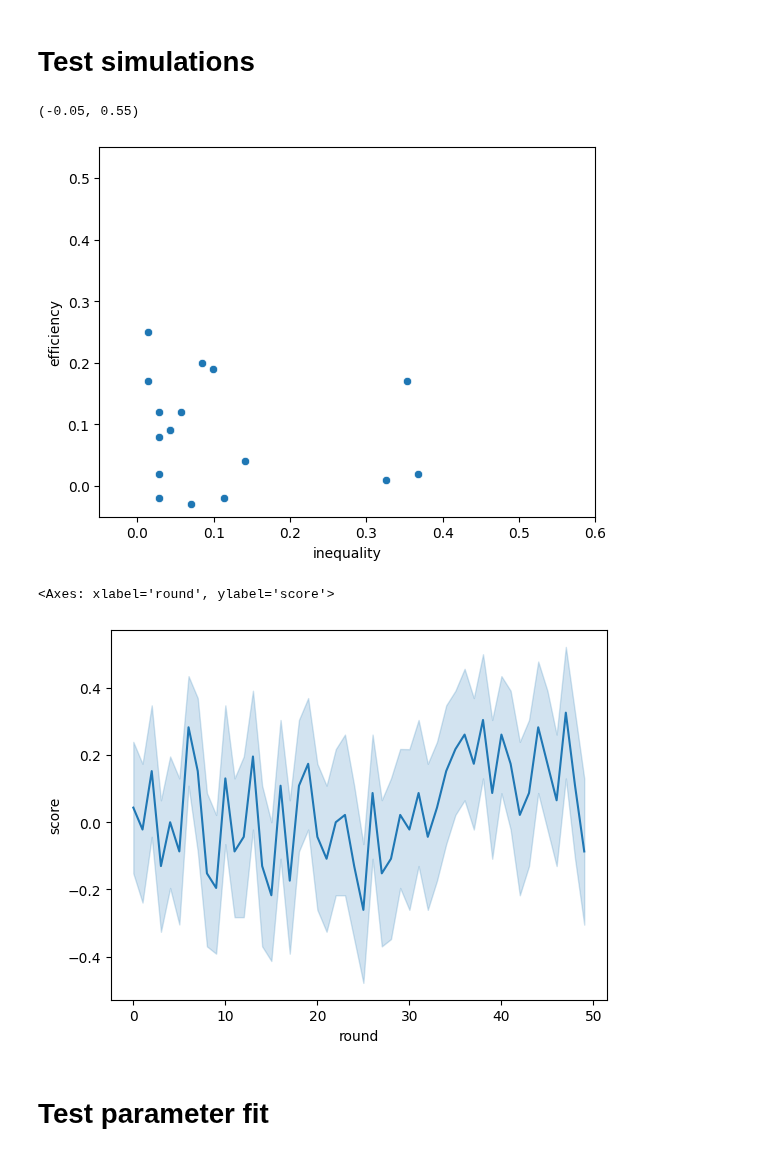
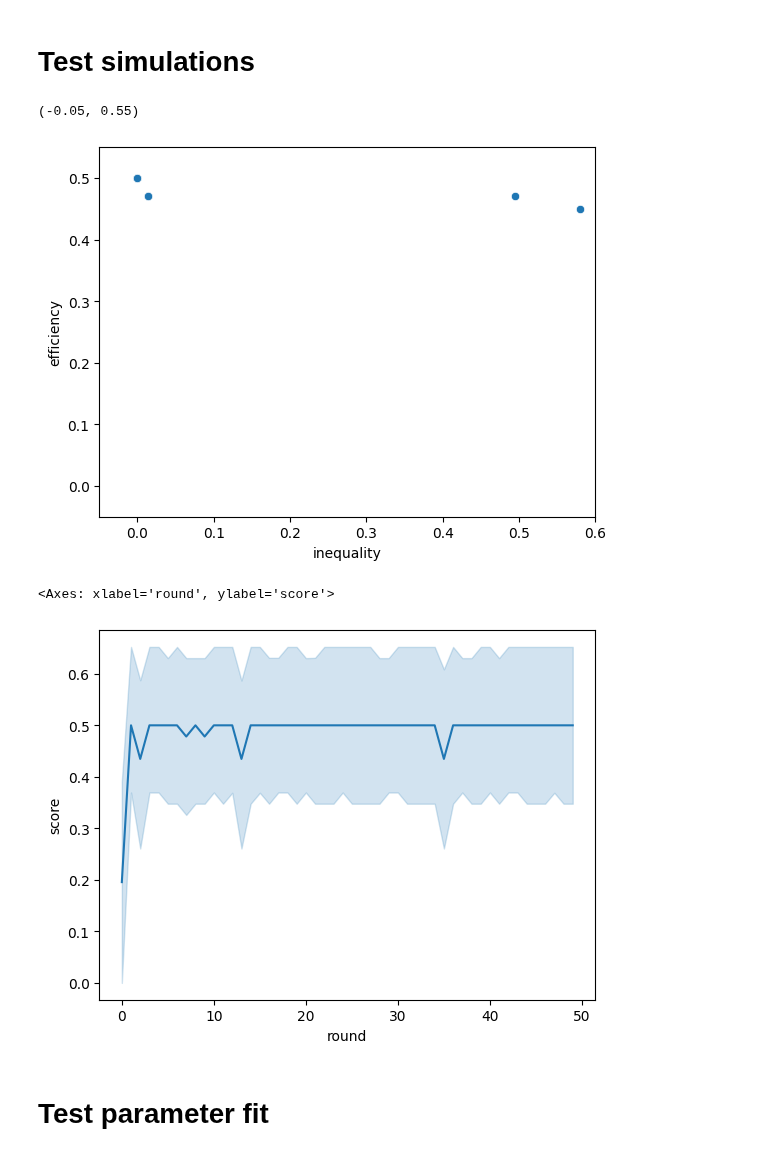
Before and after one commit to EAndrade-Lotero/Cognitive_Models_El_Farol_Bar_Problem, a Jupyter notebook: Notebooks/test_FRA.ipynb, the cells around one changed output. Saved outputs shown, nothing was run; the diff lists cells and outputs as text; code cells hidden in the pictures.

```diff
--- a/Notebooks/test_FRA.ipynb
+++ b/Notebooks/test_FRA.ipynb
@@ -205,9 +201,8 @@ free_parameters = {
     'inverse_temperature': 6,
     'bias': 0.75,
     'learning_rate': 0.2,
-    'len_history': 1,
-    'c': 0.7,
-    'delta': 0.02
+    'len_history': 2,
+    'delta': 0.4
 }
 simulation_parameters = {
 	'num_rounds': 50,
@@ -216,24 +211,24 @@ simulation_parameters = {
 }
 # %%
 df = Performer.sim(
-    agent_class=Titan,
+    agent_class=FocalRegionAgent,
     fixed_parameters=fixed_parameters,
     free_parameters=free_parameters,
     simulation_parameters=simulation_parameters
 )
 gm = GetMeasurements(
     data=df, measures=['efficiency', 'inequality']
 )
 data = gm.get_measurements()
 ax = sns.scatterplot(
     x='inequality', y='efficiency',
     data=data
 )
 ax.set_xlim([-0.05, 0.6])
 ax.set_ylim([-0.05, .55])
 # %% [output]
 (-0.05, 0.55)
-[figure, old version]
+[figure, new version]
 # %%
 sns.lineplot(
     x='round', y='score',
@@ -241,7 +236,7 @@ sns.lineplot(
 )
 # %% [output]
 <Axes: xlabel='round', ylabel='score'>
-[figure, old version]
+[figure, new version]
 # %% [markdown]
 # Test parameter fit
 # %%
```
Also changed, not shown: parts of 16 cells of this notebook, 26 other files.
